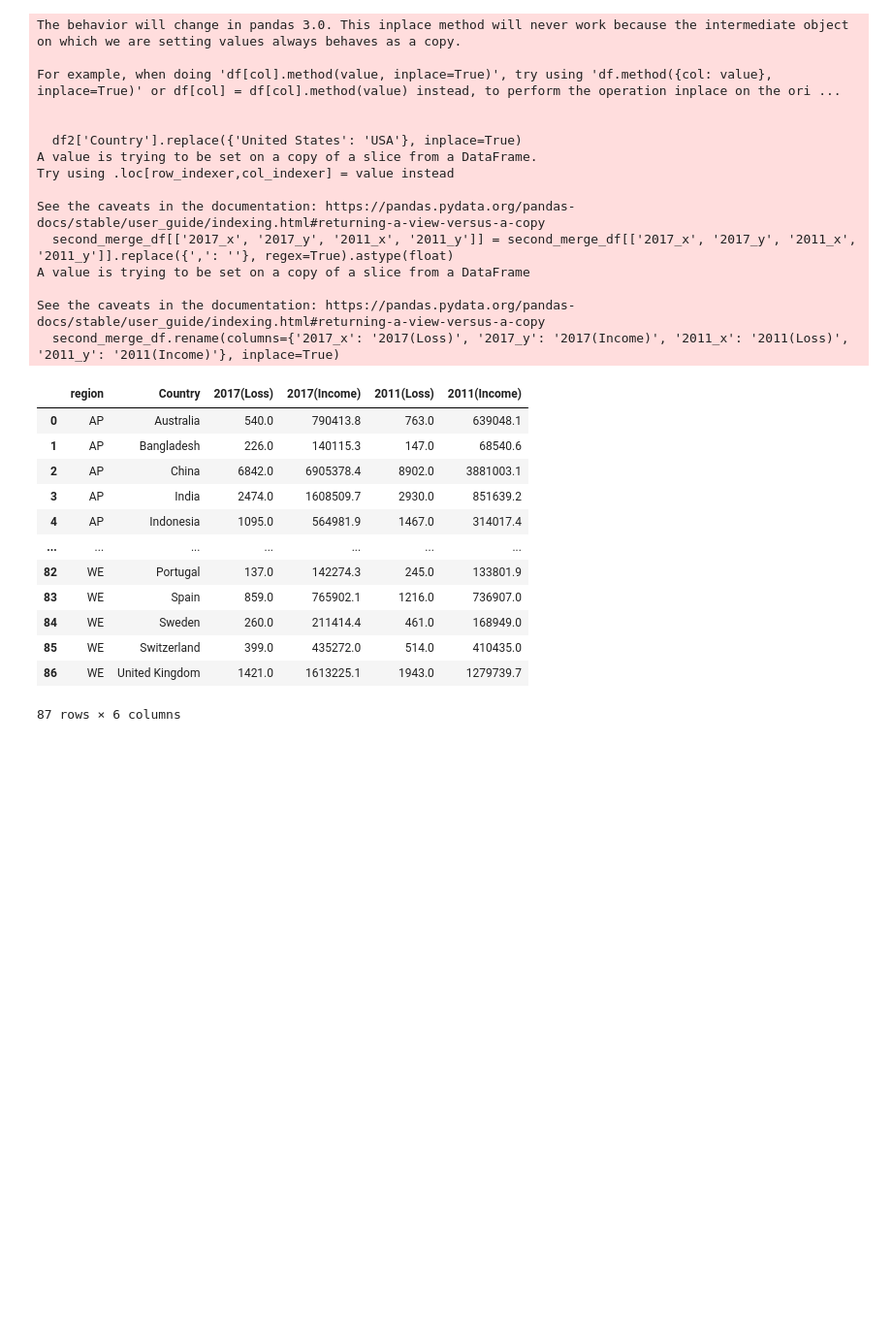
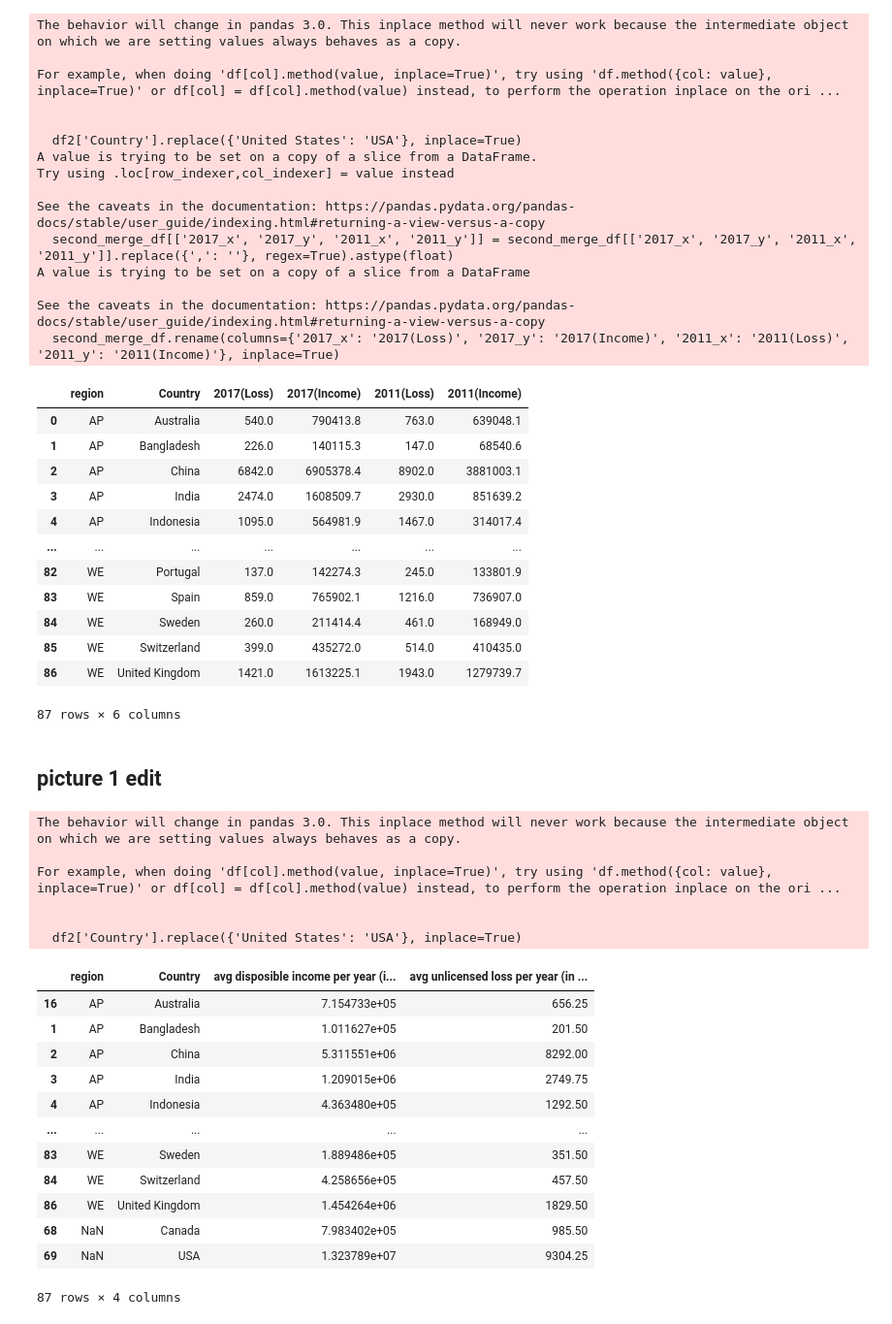
Before and after one commit to purachai-phonwisut/machine_learning_project, a Jupyter notebook: coding.ipynb, the cells around one changed output. Shown: that part at 97% size. Drawn from its saved outputs; the diff is of its cells as text; code cells hidden in the pictures; blank space fills up the shorter version.

```diff
--- a/coding.ipynb
+++ b/coding.ipynb
@@ -197,3 +216,79 @@ See the caveats in the documentation: https://pandas.pydata.org/pandas-docs/stab
 | 85 | WE | Switzerland | 399.0 | 435272.0 | 514.0 | 410435.0 |
 | 86 | WE | United Kingdom | 1421.0 | 1613225.1 | 1943.0 | 1279739.7 |
 87 rows × 6 columns
+# %% [markdown]
+## picture 1 edit
+# %%
+df1 = pd.read_csv('https://github.com/purachai-phonwisut/machine_learning_project/raw/main/Data%20cleaned/raw/Disposable_income_adj.csv', na_values=['NA'])
+df2 = pd.read_csv('https://github.com/purachai-phonwisut/machine_learning_project/raw/main/Data%20cleaned/raw/values_long_format.csv', na_values=['NA'])
+
+#changing United States to USA
+df2['Country'].replace({'United States': 'USA'}, inplace=True)
+
+#prepare df1 to merge
+#renaming Geography to Country to match df2
+df1.rename(columns={'Geography':'Country'}, inplace= True)
+
+#defining numeric_column
+df1_columns = ['2011', '2012', '2013', '2014', '2015', '2016', '2017']
+df2_columns  = ['2011', '2013', '2015', '2017']
+
+# converting string integer to float
+df1[df1_columns] = df1[df1_columns].replace({',': ''}, regex=True).astype(float)
+df2[df2_columns] = df2[df2_columns].replace({',': ''}, regex=True).astype(float)
+# drop columns before merging
+
+
+# df1_to_df2 data are droped to be merge with df2 and vice versa
+df1_to_df2 = df1.drop(df1_columns + ['Category', 'Data Type', 'Unit', 'Currency Conversion', 'Current Constant'], axis=1)
+df2_to_df1 = df2.drop(df2_columns, axis=1)
+df1 = df1.drop(columns=['Category', 'Data Type', 'Unit', 'Currency Conversion', 'Current Constant'], axis=1)
+
+# merge
+merge_df1 = pd.merge(df1, df2_to_df1, on='Country', how='inner')
+merge_df2 = pd.merge(df2, df1_to_df2, on='Country', how='inner')
+
+# Merge Final_df1 and Final_df2 on 'region' and 'Country'
+# Add 'Total' column by summing columns 2 through 8
+merge_df1['Total'] = merge_df1.iloc[:, 1:8].sum(axis=1).round(2)
+
+# Calculate the average of the 'Total' column
+merge_df1['avg disposible income per year (in million USD)'] = merge_df1['Total']/7
+#Save a part of the table here
+Final_df1 = merge_df1[['region', 'Country', 'avg disposible income per year (in million USD)']]
+
+Final_df1
+
+merge_df2['Total'] = merge_df2.iloc[:, 1:5].sum(axis=1)
+
+# divide the sum by 4
+merge_df2['avg unlicensed loss per year (in million USD)'] = merge_df2['Total']/4
+
+#
+Final_df2 = merge_df2[['region', 'Country', 'avg unlicensed loss per year (in million USD)']]
+
+Final_df2
+
+# Merge Final_df1 and Final_df2 on 'region' and 'Country'
+final_merged_df = pd.merge(Final_df1, Final_df2, on=['region', 'Country'], how='inner')
+final_merged_df.sort_values(['region', 'Country'])
+# %% [output]
+The behavior will change in pandas 3.0. This inplace method will never work because the intermediate object on which we are setting values always behaves as a copy.
+
+For example, when doing 'df[col].method(value, inplace=True)', try using 'df.method({col: value}, inplace=True)' or df[col] = df[col].method(value) instead, to perform the operation inplace on the ori ...
+
+
+  df2['Country'].replace({'United States': 'USA'}, inplace=True)
+|  | region | Country | avg disposible income per year (i... | avg unlicensed loss per year (in ... |
+| 16 | AP | Australia | 7.154733e+05 | 656.25 |
+| 1 | AP | Bangladesh | 1.011627e+05 | 201.50 |
+| 2 | AP | China | 5.311551e+06 | 8292.00 |
+| 3 | AP | India | 1.209015e+06 | 2749.75 |
+| 4 | AP | Indonesia | 4.363480e+05 | 1292.50 |
+| ... | ... | ... | ... | ... |
+| 83 | WE | Sweden | 1.889486e+05 | 351.50 |
+| 84 | WE | Switzerland | 4.258656e+05 | 457.50 |
+| 86 | WE | United Kingdom | 1.454264e+06 | 1829.50 |
+| 68 | NaN | Canada | 7.983402e+05 | 985.50 |
+| 69 | NaN | USA | 1.323789e+07 | 9304.25 |
+87 rows × 4 columns
```
Also changed, not shown: parts of 6 cells of this notebook.
